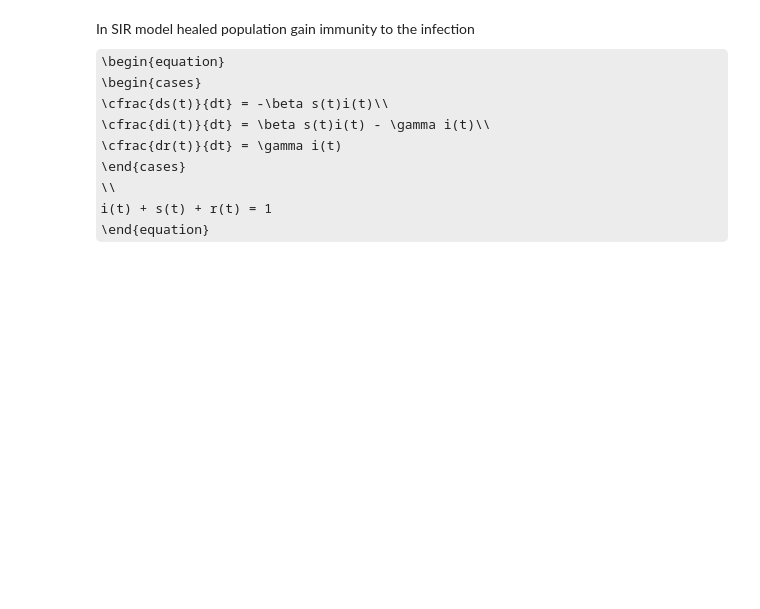
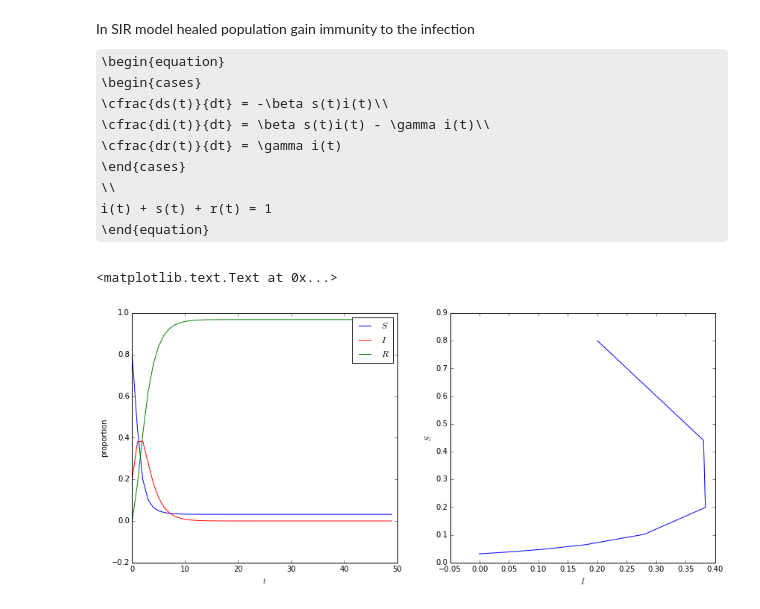
Before and after one commit to shestakoff/social_ntwks, a Jupyter notebook: epidemics.ipynb, the cells around one changed output. Drawn from its saved outputs; the diff is of its cells as text; code cells hidden in the pictures; some formulas as TeX source; blank space fills up the shorter version.

```diff
--- a/epidemics.ipynb
+++ b/epidemics.ipynb
@@ -89,0 +120,38 @@ In SIR model healed population gain immunity to the infection
+# %%
+# put your code here
+beta = 2
+gamma = 0.6
+
+# initial state
+i0 = 0.2
+r0 = 0
+z0 = [1-i0-r0, i0, r0]
+
+# time domain
+t = np.arange(50)
+
+# system of differential equations..
+def sir(z, t, beta, gamma):
+    return np.array([
+        -beta * z[1] * z[0],
+         beta * z[1] * z[0] - gamma * z[1],
+         gamma * z[1]])
+
+# solved
+z = odeint(sir, z0, t, (beta,gamma))
+# %%
+# Lets plot our solution and phase-plot
+fig, ax = plt.subplots(1,2,figsize=(14,6))
+lines = ax[0].plot(z)
+plt.setp(lines[0], color='blue')
+plt.setp(lines[1], color='red')
+plt.setp(lines[2], color='green')
+ax[0].set_xlabel('$t$')
+ax[0].set_ylabel('proportion')
+ax[0].legend(['$S$', '$I$', '$R$'])
+ax[1].plot(z[:,1], z[:,0])
+ax[1].set_xlabel('$I$')
+ax[1].set_ylabel('$S$')
+# %% [output]
+<matplotlib.text.Text at 0x...>
+[figure, added]
```
Also changed, not shown: parts of 6 cells of this notebook, 1 other file.
